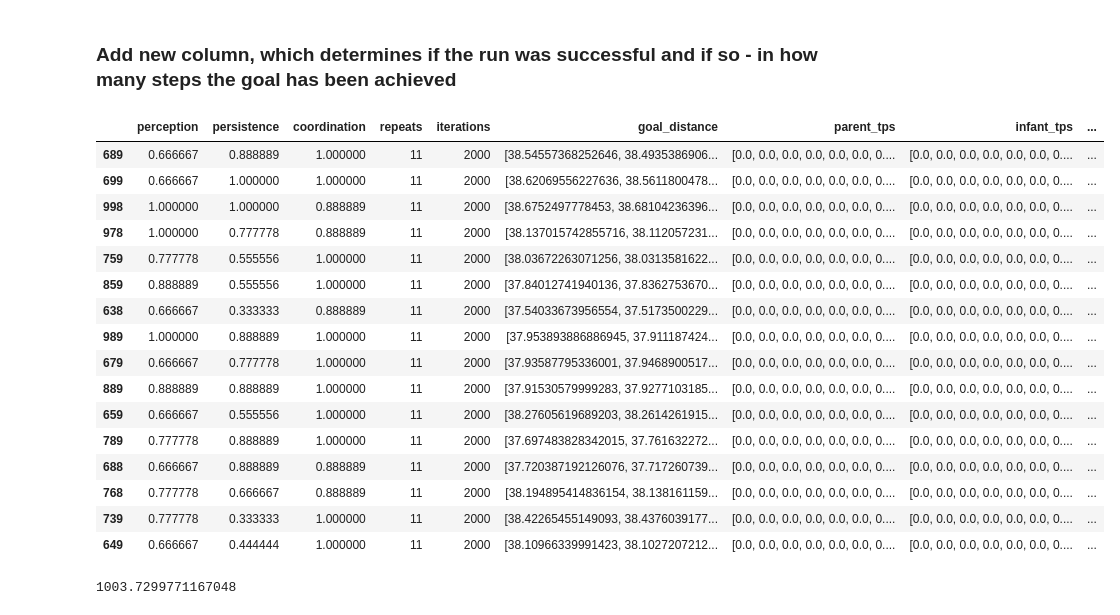
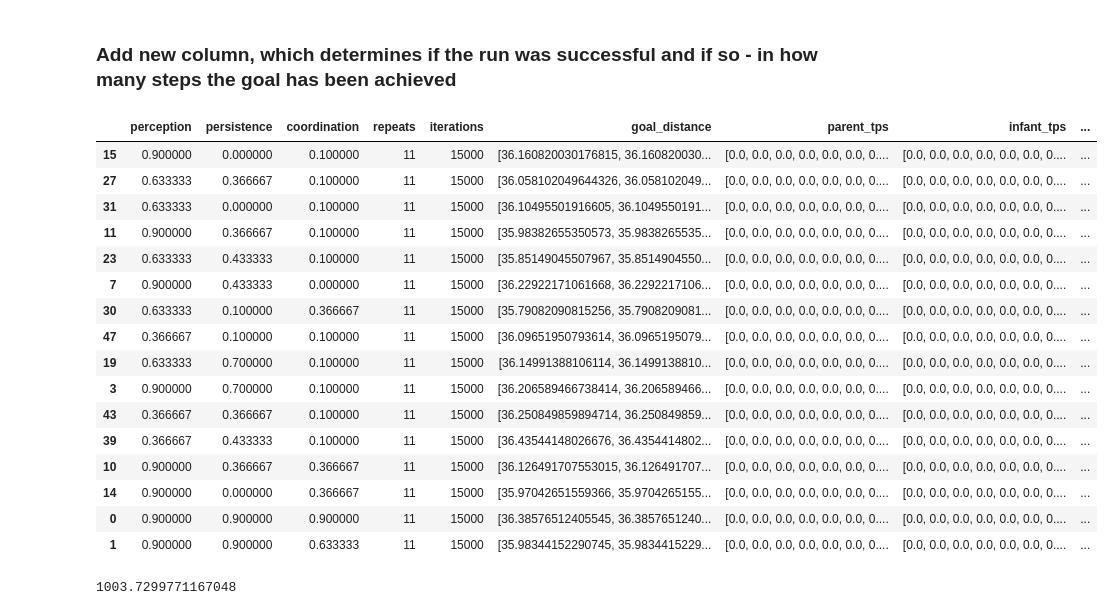
Before and after one commit to roznawsk/infant-abm, a Jupyter notebook: comparative.ipynb, the cells around one changed output. Drawn from its saved outputs; the diff is of its cells as text; code cells hidden in the pictures.

```diff
--- a/comparative.ipynb
+++ b/comparative.ipynb
@@ -27,7 +27,7 @@ pylab.rcParams.update(params)
 
 import os
 
-base = "results/comparative2"
+base = "results/final_final_2"
 dataframes = [
     (file.split(".")[0], pd.read_hdf(os.path.join(base, file))) for file in os.listdir(base)
     ]
@@ -59,23 +54,0 @@ df
-# %%
-from statistics import mean, quantiles
-
-
-def get_success_step(dists, success_dist):
-    try:
-        return np.where(dists < success_dist)[0][0]
-    except IndexError:
-        return np.NaN
-
-
-SUCCESS_DIST = 10
-
-for name, df in dataframes:
-    df["success_steps"] = df.apply(
-        lambda row: get_success_step(row["goal_distance"], SUCCESS_DIST), axis=1
-    )
-
-    goal = df["success_steps"]
-    goal = goal.fillna(5000)
-    # print(goal)
-
-    print(f"{name}, Mean: {mean(goal)}, Quantiles: {quantiles(goal, n=6)}")
@@ -156,37 +328,28 @@ for r in random_runs:
 # %% [markdown]
 ### Add new column, which determines if the run was successful and if so - in how many steps the goal has been achieved
 # %%
-def get_success_step(dists, success_dist):
-    try:
-        return np.where(dists < success_dist)[0][0]
-    except IndexError:
-        return np.NaN
-
-
-success_dist = 10
-
 df["success_steps"] = df.apply(
-    lambda row: get_success_step(row["goal_distance"], success_dist), axis=1
+    lambda row: get_success_step(row["goal_distance"], SUCCESS_DIST), axis=1
 )
 df.sort_values(by=["success_steps"]).head(16)
 # %% [output]
 |  | perception | persistence | coordination | repeats | iterations | goal_distance | parent_tps | infant_tps | ... |
-| 689 | 0.666667 | 0.888889 | 1.000000 | 11 | 2000 | [38.54557368252646, 38.4935386906... | [0.0, 0.0, 0.0, 0.0, 0.0, 0.0, 0.... | [0.0, 0.0, 0.0, 0.0, 0.0, 0.0, 0.... | ... |
-| 699 | 0.666667 | 1.000000 | 1.000000 | 11 | 2000 | [38.62069556227636, 38.5611800478... | [0.0, 0.0, 0.0, 0.0, 0.0, 0.0, 0.... | [0.0, 0.0, 0.0, 0.0, 0.0, 0.0, 0.... | ... |
-| 998 | 1.000000 | 1.000000 | 0.888889 | 11 | 2000 | [38.6752497778453, 38.68104236396... | [0.0, 0.0, 0.0, 0.0, 0.0, 0.0, 0.... | [0.0, 0.0, 0.0, 0.0, 0.0, 0.0, 0.... | ... |
-| 978 | 1.000000 | 0.777778 | 0.888889 | 11 | 2000 | [38.137015742855716, 38.112057231... | [0.0, 0.0, 0.0, 0.0, 0.0, 0.0, 0.... | [0.0, 0.0, 0.0, 0.0, 0.0, 0.0, 0.... | ... |
-| 759 | 0.777778 | 0.555556 | 1.000000 | 11 | 2000 | [38.03672263071256, 38.0313581622... | [0.0, 0.0, 0.0, 0.0, 0.0, 0.0, 0.... | [0.0, 0.0, 0.0, 0.0, 0.0, 0.0, 0.... | ... |
-| 859 | 0.888889 | 0.555556 | 1.000000 | 11 | 2000 | [37.84012741940136, 37.8362753670... | [0.0, 0.0, 0.0, 0.0, 0.0, 0.0, 0.... | [0.0, 0.0, 0.0, 0.0, 0.0, 0.0, 0.... | ... |
-| 638 | 0.666667 | 0.333333 | 0.888889 | 11 | 2000 | [37.54033673956554, 37.5173500229... | [0.0, 0.0, 0.0, 0.0, 0.0, 0.0, 0.... | [0.0, 0.0, 0.0, 0.0, 0.0, 0.0, 0.... | ... |
-| 989 | 1.000000 | 0.888889 | 1.000000 | 11 | 2000 | [37.953893886886945, 37.911187424... | [0.0, 0.0, 0.0, 0.0, 0.0, 0.0, 0.... | [0.0, 0.0, 0.0, 0.0, 0.0, 0.0, 0.... | ... |
-| 679 | 0.666667 | 0.777778 | 1.000000 | 11 | 2000 | [37.93587795336001, 37.9468900517... | [0.0, 0.0, 0.0, 0.0, 0.0, 0.0, 0.... | [0.0, 0.0, 0.0, 0.0, 0.0, 0.0, 0.... | ... |
-| 889 | 0.888889 | 0.888889 | 1.000000 | 11 | 2000 | [37.91530579999283, 37.9277103185... | [0.0, 0.0, 0.0, 0.0, 0.0, 0.0, 0.... | [0.0, 0.0, 0.0, 0.0, 0.0, 0.0, 0.... | ... |
-| 659 | 0.666667 | 0.555556 | 1.000000 | 11 | 2000 | [38.27605619689203, 38.2614261915... | [0.0, 0.0, 0.0, 0.0, 0.0, 0.0, 0.... | [0.0, 0.0, 0.0, 0.0, 0.0, 0.0, 0.... | ... |
-| 789 | 0.777778 | 0.888889 | 1.000000 | 11 | 2000 | [37.697483828342015, 37.761632272... | [0.0, 0.0, 0.0, 0.0, 0.0, 0.0, 0.... | [0.0, 0.0, 0.0, 0.0, 0.0, 0.0, 0.... | ... |
-| 688 | 0.666667 | 0.888889 | 0.888889 | 11 | 2000 | [37.720387192126076, 37.717260739... | [0.0, 0.0, 0.0, 0.0, 0.0, 0.0, 0.... | [0.0, 0.0, 0.0, 0.0, 0.0, 0.0, 0.... | ... |
-| 768 | 0.777778 | 0.666667 | 0.888889 | 11 | 2000 | [38.194895414836154, 38.138161159... | [0.0, 0.0, 0.0, 0.0, 0.0, 0.0, 0.... | [0.0, 0.0, 0.0, 0.0, 0.0, 0.0, 0.... | ... |
-| 739 | 0.777778 | 0.333333 | 1.000000 | 11 | 2000 | [38.42265455149093, 38.4376039177... | [0.0, 0.0, 0.0, 0.0, 0.0, 0.0, 0.... | [0.0, 0.0, 0.0, 0.0, 0.0, 0.0, 0.... | ... |
-| 649 | 0.666667 | 0.444444 | 1.000000 | 11 | 2000 | [38.10966339991423, 38.1027207212... | [0.0, 0.0, 0.0, 0.0, 0.0, 0.0, 0.... | [0.0, 0.0, 0.0, 0.0, 0.0, 0.0, 0.... | ... |
+| 15 | 0.900000 | 0.000000 | 0.100000 | 11 | 15000 | [36.160820030176815, 36.160820030... | [0.0, 0.0, 0.0, 0.0, 0.0, 0.0, 0.... | [0.0, 0.0, 0.0, 0.0, 0.0, 0.0, 0.... | ... |
+| 27 | 0.633333 | 0.366667 | 0.100000 | 11 | 15000 | [36.058102049644326, 36.058102049... | [0.0, 0.0, 0.0, 0.0, 0.0, 0.0, 0.... | [0.0, 0.0, 0.0, 0.0, 0.0, 0.0, 0.... | ... |
+| 31 | 0.633333 | 0.000000 | 0.100000 | 11 | 15000 | [36.10495501916605, 36.1049550191... | [0.0, 0.0, 0.0, 0.0, 0.0, 0.0, 0.... | [0.0, 0.0, 0.0, 0.0, 0.0, 0.0, 0.... | ... |
+| 11 | 0.900000 | 0.366667 | 0.100000 | 11 | 15000 | [35.98382655350573, 35.9838265535... | [0.0, 0.0, 0.0, 0.0, 0.0, 0.0, 0.... | [0.0, 0.0, 0.0, 0.0, 0.0, 0.0, 0.... | ... |
+| 23 | 0.633333 | 0.433333 | 0.100000 | 11 | 15000 | [35.85149045507967, 35.8514904550... | [0.0, 0.0, 0.0, 0.0, 0.0, 0.0, 0.... | [0.0, 0.0, 0.0, 0.0, 0.0, 0.0, 0.... | ... |
+| 7 | 0.900000 | 0.433333 | 0.000000 | 11 | 15000 | [36.22922171061668, 36.2292217106... | [0.0, 0.0, 0.0, 0.0, 0.0, 0.0, 0.... | [0.0, 0.0, 0.0, 0.0, 0.0, 0.0, 0.... | ... |
+| 30 | 0.633333 | 0.100000 | 0.366667 | 11 | 15000 | [35.79082090815256, 35.7908209081... | [0.0, 0.0, 0.0, 0.0, 0.0, 0.0, 0.... | [0.0, 0.0, 0.0, 0.0, 0.0, 0.0, 0.... | ... |
+| 47 | 0.366667 | 0.100000 | 0.100000 | 11 | 15000 | [36.09651950793614, 36.0965195079... | [0.0, 0.0, 0.0, 0.0, 0.0, 0.0, 0.... | [0.0, 0.0, 0.0, 0.0, 0.0, 0.0, 0.... | ... |
+| 19 | 0.633333 | 0.700000 | 0.100000 | 11 | 15000 | [36.14991388106114, 36.1499138810... | [0.0, 0.0, 0.0, 0.0, 0.0, 0.0, 0.... | [0.0, 0.0, 0.0, 0.0, 0.0, 0.0, 0.... | ... |
+| 3 | 0.900000 | 0.700000 | 0.100000 | 11 | 15000 | [36.206589466738414, 36.206589466... | [0.0, 0.0, 0.0, 0.0, 0.0, 0.0, 0.... | [0.0, 0.0, 0.0, 0.0, 0.0, 0.0, 0.... | ... |
+| 43 | 0.366667 | 0.366667 | 0.100000 | 11 | 15000 | [36.250849859894714, 36.250849859... | [0.0, 0.0, 0.0, 0.0, 0.0, 0.0, 0.... | [0.0, 0.0, 0.0, 0.0, 0.0, 0.0, 0.... | ... |
+| 39 | 0.366667 | 0.433333 | 0.100000 | 11 | 15000 | [36.43544148026676, 36.4354414802... | [0.0, 0.0, 0.0, 0.0, 0.0, 0.0, 0.... | [0.0, 0.0, 0.0, 0.0, 0.0, 0.0, 0.... | ... |
+| 10 | 0.900000 | 0.366667 | 0.366667 | 11 | 15000 | [36.126491707553015, 36.126491707... | [0.0, 0.0, 0.0, 0.0, 0.0, 0.0, 0.... | [0.0, 0.0, 0.0, 0.0, 0.0, 0.0, 0.... | ... |
+| 14 | 0.900000 | 0.000000 | 0.366667 | 11 | 15000 | [35.97042651559366, 35.9704265155... | [0.0, 0.0, 0.0, 0.0, 0.0, 0.0, 0.... | [0.0, 0.0, 0.0, 0.0, 0.0, 0.0, 0.... | ... |
+| 0 | 0.900000 | 0.900000 | 0.900000 | 11 | 15000 | [36.38576512405545, 36.3857651240... | [0.0, 0.0, 0.0, 0.0, 0.0, 0.0, 0.... | [0.0, 0.0, 0.0, 0.0, 0.0, 0.0, 0.... | ... |
+| 1 | 0.900000 | 0.900000 | 0.633333 | 11 | 15000 | [35.98344152290745, 35.9834415229... | [0.0, 0.0, 0.0, 0.0, 0.0, 0.0, 0.... | [0.0, 0.0, 0.0, 0.0, 0.0, 0.0, 0.... | ... |
 # %%
 df.loc[:, "success_steps"].mean()
 # %% [output]
```
Also changed, not shown: parts of 5 cells of this notebook.
